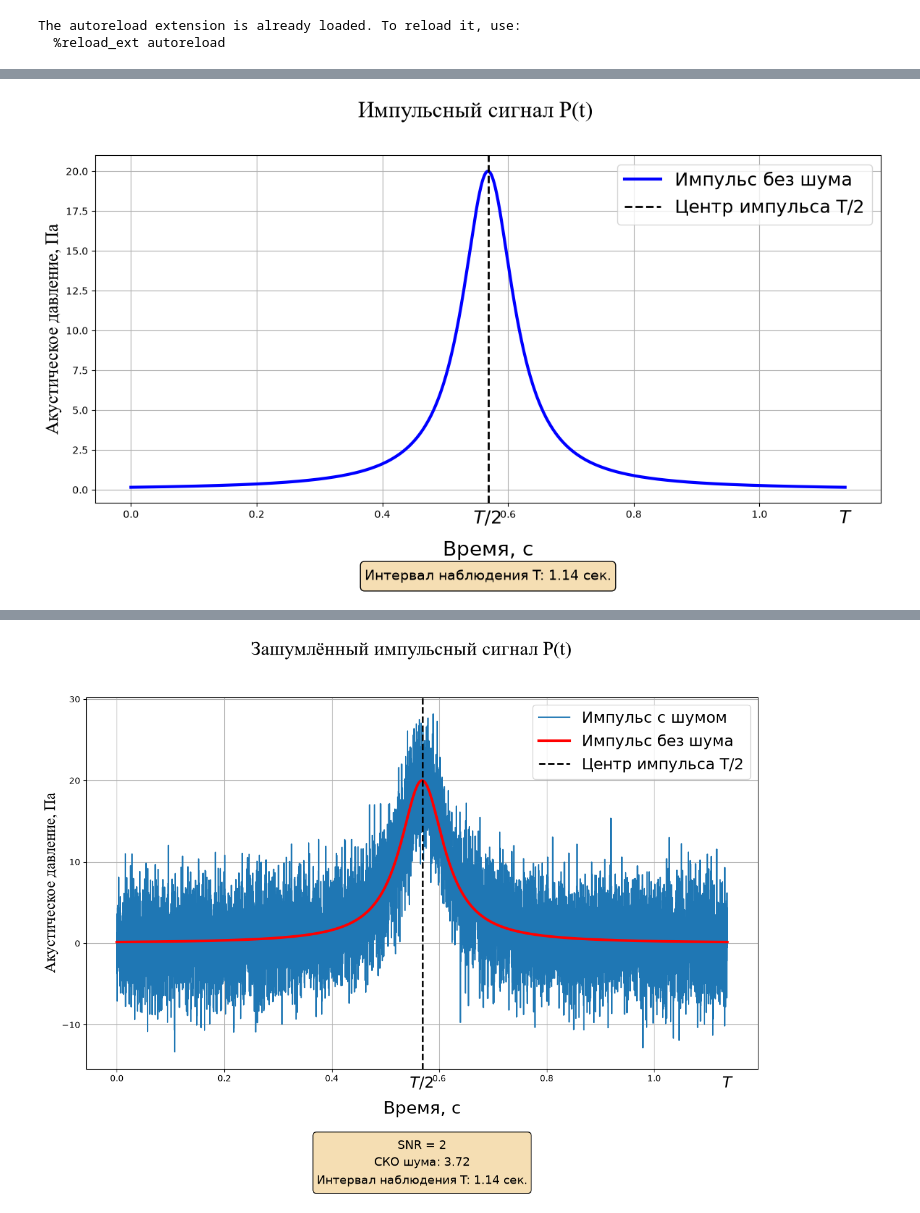
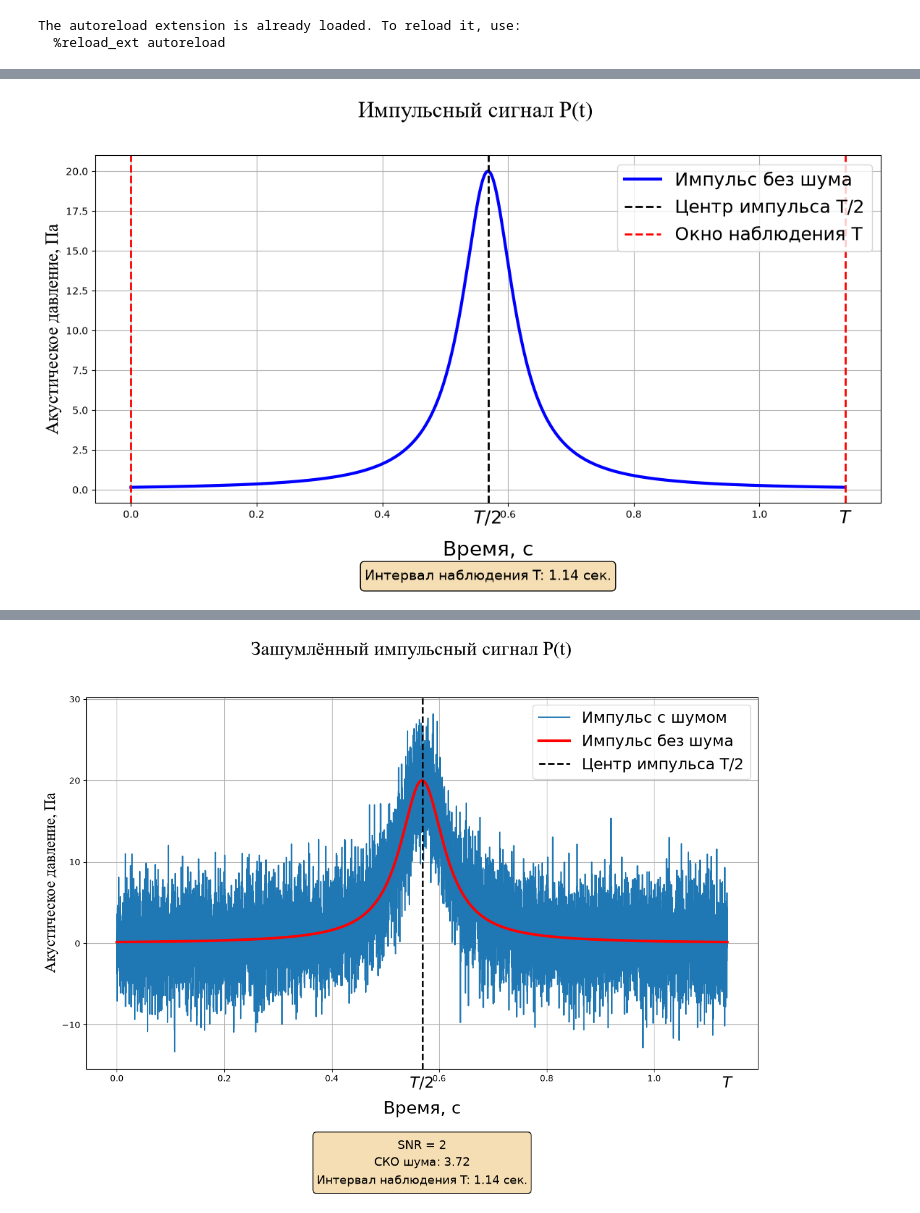
Before and after one commit to veitnemed/piling-main, a Jupyter notebook: notebook.ipynb, the cells around one changed output, grey strips where cells are left out. Saved outputs shown, nothing was run; the diff lists cells and outputs as text; code cells hidden in the pictures.

```diff
--- a/notebook.ipynb
+++ b/notebook.ipynb
@@ -69,40 +63,48 @@ ax.axvline(
     color="black", linestyle="--", linewidth=2,
     label="Центр импульса T/2"
 )
-
+ax.axvline(
+    0,
+    color="red", linestyle="--", linewidth=2,
+)
+ax.axvline(
+    config_parametrs["duration_all"],
+    color="red", linestyle="--", linewidth=2,
+    label="Окно наблюдения T"
+)
 ax.text(
     config_parametrs["center_pulse"], -0.02, r"$T/2$",
     transform=ax.get_xaxis_transform(),
     ha="center", va="top", fontsize=18
 )
 ax.text(
     config_parametrs["duration_all"], -0.02, r"$T$",
     transform=ax.get_xaxis_transform(),
     ha="center", va="top", fontsize=18
 )
 
 ax.grid(True)
 ax.legend(loc="upper right", fontsize=18)
 
 # Параметры под графиком
 info = (
 
     f"Интервал наблюдения T: {config_parametrs['duration_all']:.2f} сек."
 
 )
 
 ax.text(
     0.5, -0.18, info,
     transform=ax.transAxes,
     fontsize=14, linespacing=1.5,
     ha="center", va="top",
     bbox=dict(boxstyle="round", facecolor="wheat", alpha=1),
     clip_on=False
 )
 
 plt.show()
 # %% [output]
-[figure, old version]
+[figure, new version]
 # %%
 
 
```
Also changed, not shown: parts of 6 cells of this notebook, 7 other files.
